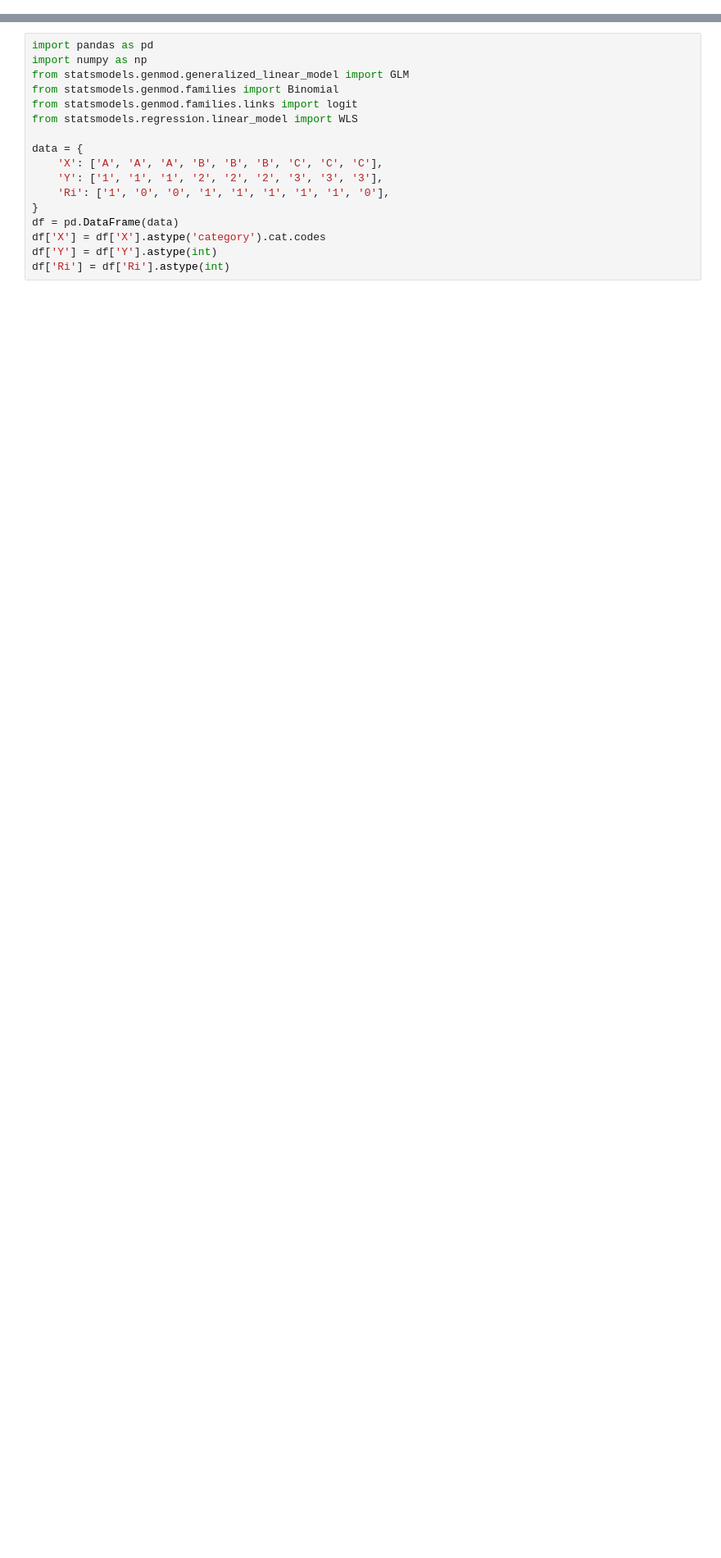
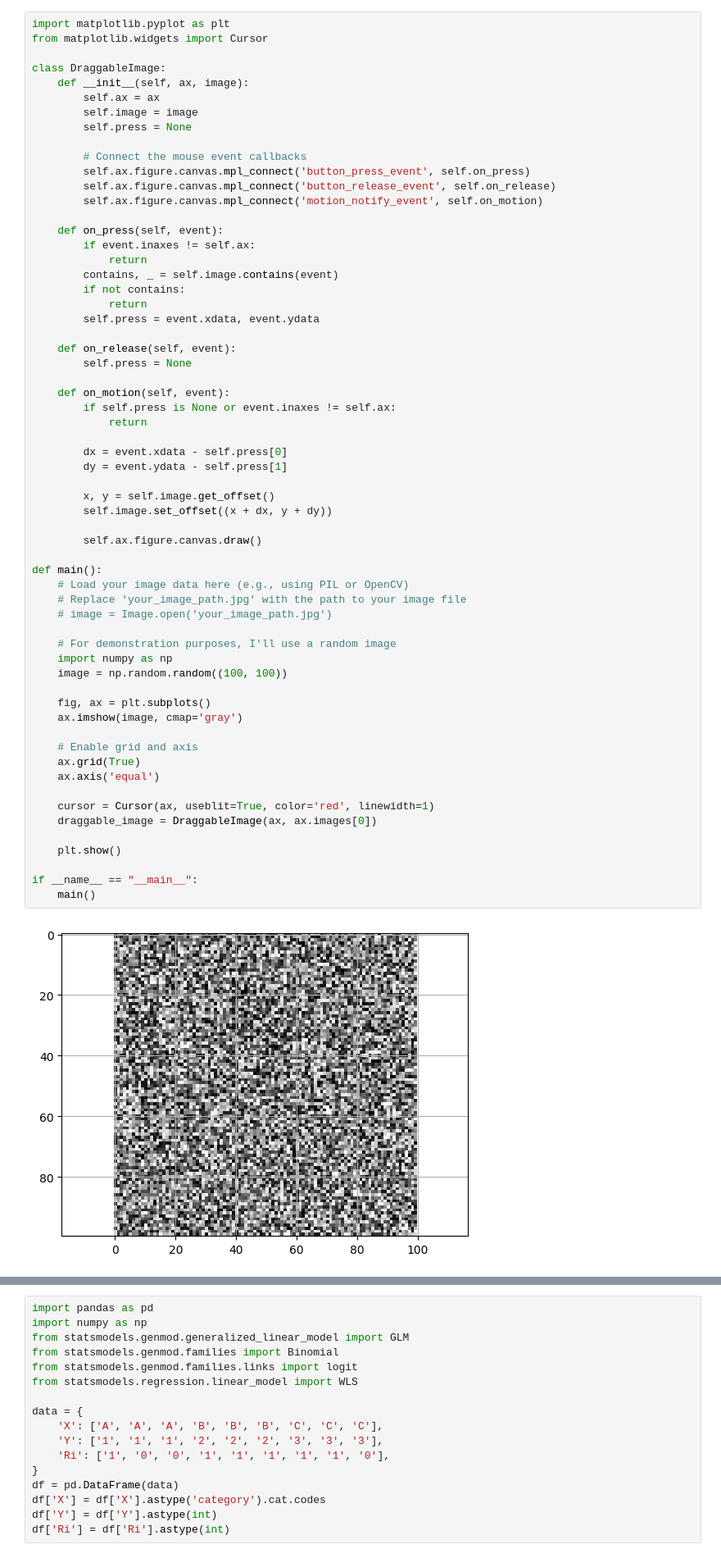
Before and after one commit to Qtonium/Dissertation_TCD, a Jupyter notebook: Untitled.ipynb, the cells around one changed output, grey strips where cells are left out. Shown at 82% size. Cells and saved outputs as stored; diff of their text form; blank space fills up the shorter version.

```diff
--- a/Untitled.ipynb
+++ b/Untitled.ipynb
@@ -0,0 +104,63 @@
+# %%
+import matplotlib.pyplot as plt
+from matplotlib.widgets import Cursor
+
+class DraggableImage:
+    def __init__(self, ax, image):
+        self.ax = ax
+        self.image = image
+        self.press = None
+
+        # Connect the mouse event callbacks
+        self.ax.figure.canvas.mpl_connect('button_press_event', self.on_press)
+        self.ax.figure.canvas.mpl_connect('button_release_event', self.on_release)
+        self.ax.figure.canvas.mpl_connect('motion_notify_event', self.on_motion)
+
+    def on_press(self, event):
+        if event.inaxes != self.ax:
+            return
+        contains, _ = self.image.contains(event)
+        if not contains:
+            return
+        self.press = event.xdata, event.ydata
+
+    def on_release(self, event):
+        self.press = None
+
+    def on_motion(self, event):
+        if self.press is None or event.inaxes != self.ax:
+            return
+
+        dx = event.xdata - self.press[0]
+        dy = event.ydata - self.press[1]
+
+        x, y = self.image.get_offset()
+        self.image.set_offset((x + dx, y + dy))
+
+        self.ax.figure.canvas.draw()
+
+def main():
+    # Load your image data here (e.g., using PIL or OpenCV)
+    # Replace 'your_image_path.jpg' with the path to your image file
+    # image = Image.open('your_image_path.jpg')
+
+    # For demonstration purposes, I'll use a random image
+    import numpy as np
+    image = np.random.random((100, 100))
+
+    fig, ax = plt.subplots()
+    ax.imshow(image, cmap='gray')
+
+    # Enable grid and axis
+    ax.grid(True)
+    ax.axis('equal')
+
+    cursor = Cursor(ax, useblit=True, color='red', linewidth=1)
+    draggable_image = DraggableImage(ax, ax.images[0])
+
+    plt.show()
+
+if __name__ == "__main__":
+    main()
+# %% [output]
+[figure, added]
```
Also changed, not shown: parts of 7 cells of this notebook, 15 other files.
